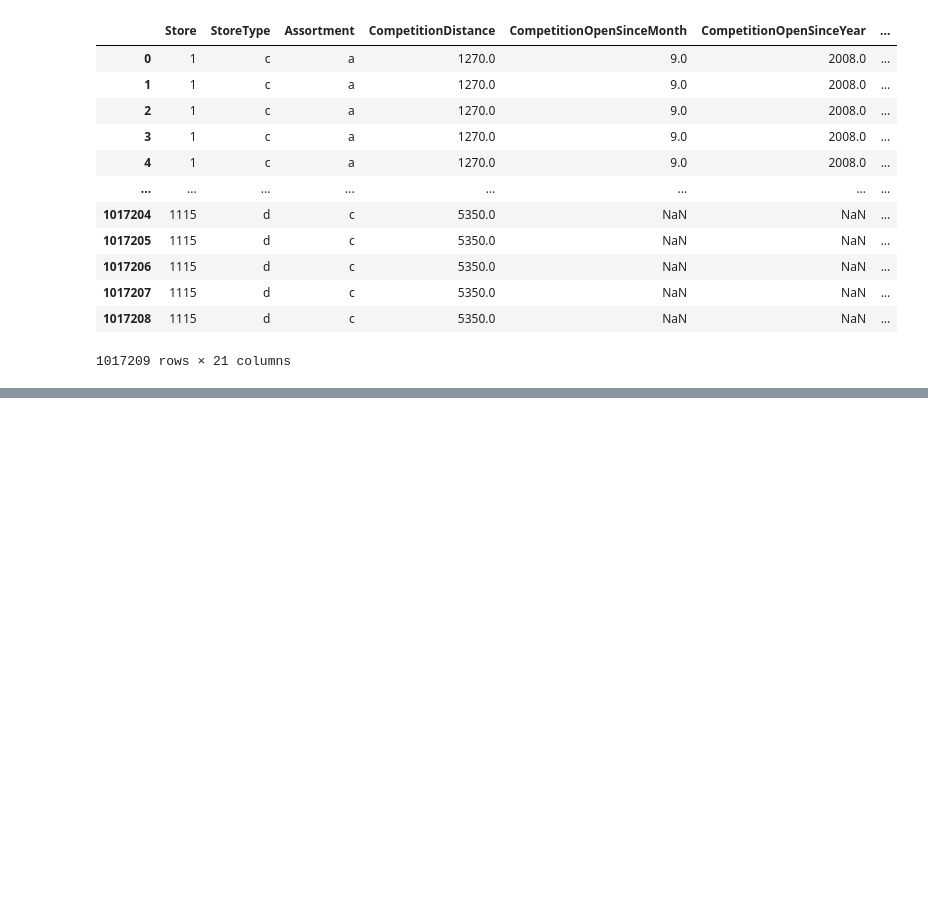
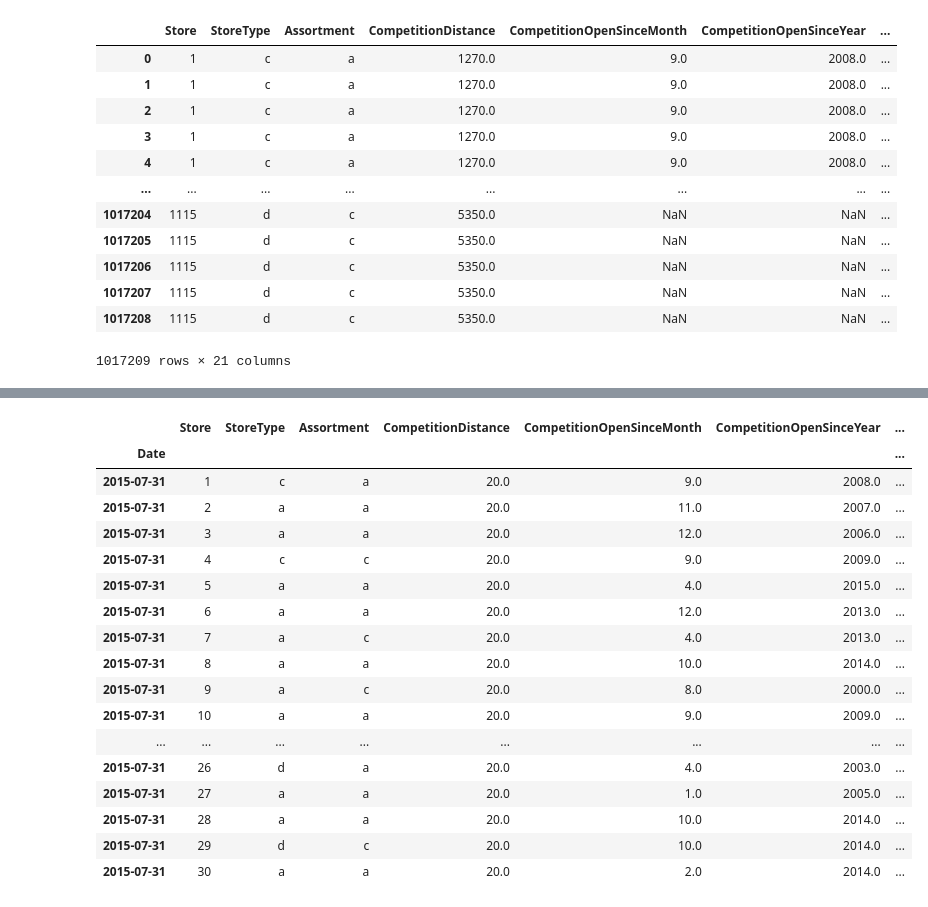
Before and after one commit to BirtukanK/Sales_prediction, a Jupyter notebook: notebook/Time_Series_Analysis.ipynb, the cells around one changed output, grey strips where cells are left out. Drawn from its saved outputs; the diff is of its cells as text; code cells hidden in the pictures; blank space fills up the shorter version.

```diff
--- a/notebook/Time_Series_Analysis.ipynb
+++ b/notebook/Time_Series_Analysis.ipynb
@@ -291,0 +300,22 @@ Now we have no missing value in our data set.
+# %%
+first_30_stores = date_df.loc['2015-07-31'][0:30]
+first_30_stores
+# %% [output]
+|  | Store | StoreType | Assortment | CompetitionDistance | CompetitionOpenSinceMonth | CompetitionOpenSinceYear | ... |
+| Date |  |  |  |  |  |  | ... |
+| 2015-07-31 | 1 | c | a | 20.0 | 9.0 | 2008.0 | ... |
+| 2015-07-31 | 2 | a | a | 20.0 | 11.0 | 2007.0 | ... |
+| 2015-07-31 | 3 | a | a | 20.0 | 12.0 | 2006.0 | ... |
+| 2015-07-31 | 4 | c | c | 20.0 | 9.0 | 2009.0 | ... |
+| 2015-07-31 | 5 | a | a | 20.0 | 4.0 | 2015.0 | ... |
+| 2015-07-31 | 6 | a | a | 20.0 | 12.0 | 2013.0 | ... |
+| 2015-07-31 | 7 | a | c | 20.0 | 4.0 | 2013.0 | ... |
+| 2015-07-31 | 8 | a | a | 20.0 | 10.0 | 2014.0 | ... |
+| 2015-07-31 | 9 | a | c | 20.0 | 8.0 | 2000.0 | ... |
+| 2015-07-31 | 10 | a | a | 20.0 | 9.0 | 2009.0 | ... |
+| ... | ... | ... | ... | ... | ... | ... | ... |
+| 2015-07-31 | 26 | d | a | 20.0 | 4.0 | 2003.0 | ... |
+| 2015-07-31 | 27 | a | a | 20.0 | 1.0 | 2005.0 | ... |
+| 2015-07-31 | 28 | a | a | 20.0 | 10.0 | 2014.0 | ... |
+| 2015-07-31 | 29 | d | c | 20.0 | 10.0 | 2014.0 | ... |
+| 2015-07-31 | 30 | a | a | 20.0 | 2.0 | 2014.0 | ... |
```
Also changed, not shown: parts of 47 cells of this notebook, 3 other files.
